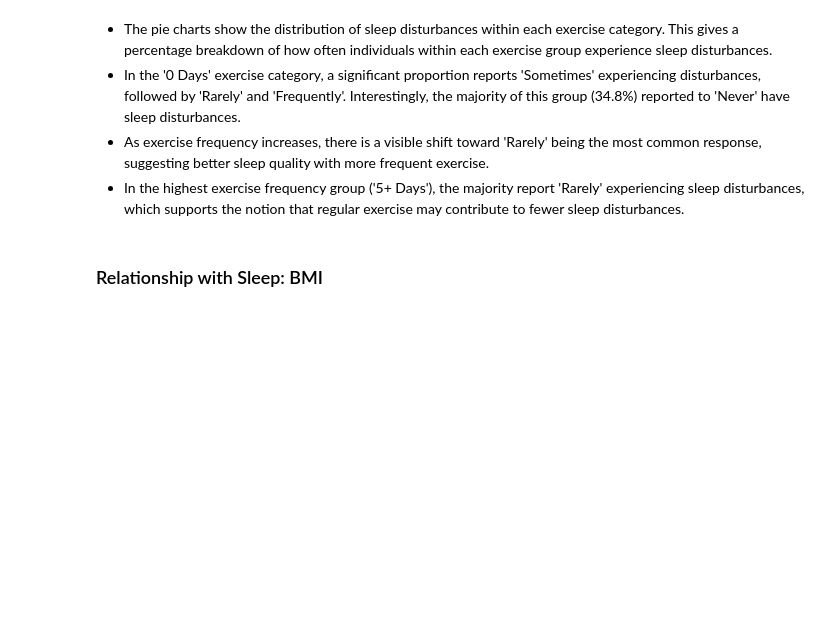
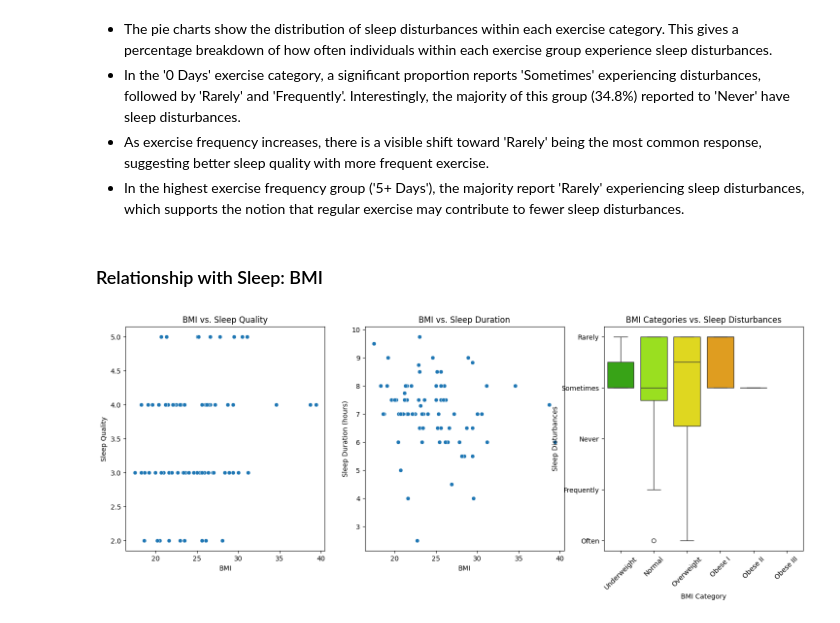
Before and after one commit to johnkimtech/sleep, a Jupyter notebook: desc_stat_visualize.ipynb, the cells around one changed output. Cells and saved outputs as stored; diff of their text form; code cells hidden in the pictures; blank space fills up the shorter version.

```diff
--- a/desc_stat_visualize.ipynb
+++ b/desc_stat_visualize.ipynb
@@ -364,3 +364,45 @@ plt.show()
 - In the highest exercise frequency group ('5+ Days'), the majority report 'Rarely' experiencing sleep disturbances, which supports the notion that regular exercise may contribute to fewer sleep disturbances.
 # %% [markdown]
 ### Relationship with Sleep: BMI
+# %%
+import numpy as np
+
+# Start plotting
+plt.figure(figsize=(18, 6))
+
+# Scatter plot for BMI vs. Sleep Quality
+plt.subplot(1, 3, 1)
+sns.scatterplot(x='BMI', y='Sleep Quality', data=df)
+plt.title('BMI vs. Sleep Quality')
+plt.xlabel('BMI')
+plt.ylabel('Sleep Quality')
+
+# Scatter plot for BMI vs. Calculated Night Sleep Duration
+plt.subplot(1, 3, 2)
+sns.scatterplot(x='BMI', y='Calculated Night Sleep Duration', data=df)
+plt.title('BMI vs. Sleep Duration')
+plt.xlabel('BMI')
+plt.ylabel('Sleep Duration (hours)')
+
+# Define bins for BMI categories
+bins = [0, 18.5, 24.9, 29.9, 34.9, 39.9, np.inf]
+labels = ['Underweight', 'Normal', 'Overweight', 'Obese I', 'Obese II', 'Obese III']
+df['BMI Category'] = pd.cut(df['BMI'], bins=bins, labels=labels)
+
+# Creating the box plot with the new BMI categories
+# plt.figure(figsize=(12, 6))
+plt.subplot(1, 3, 3)
+sns.boxplot(x='BMI Category', y='Sleep Disturbances', data=df, palette=[
+        "#2cba00",
+        "#a3ff00",
+        "#fff400",
+        "#ffa700",
+        "#ff0000",
+    ])
+plt.title('BMI Categories vs. Sleep Disturbances')
+plt.xlabel('BMI Category')
+plt.ylabel('Sleep Disturbances')
+plt.xticks(rotation=45) # Rotate the labels to avoid overlapping
+plt.show()
+# %% [output]
+[figure, added]
```
Also changed, not shown: parts of 8 cells of this notebook, 2 other files.
